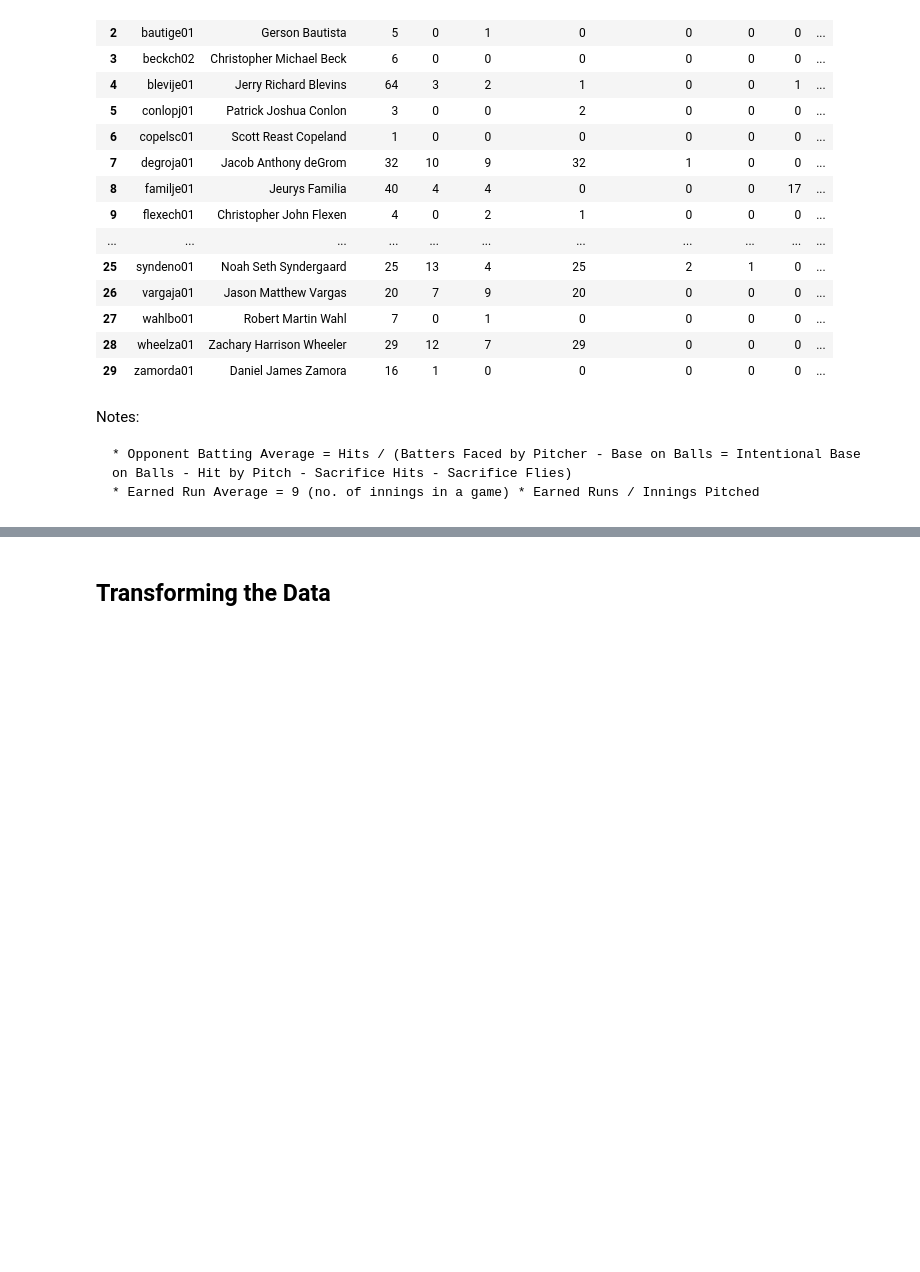
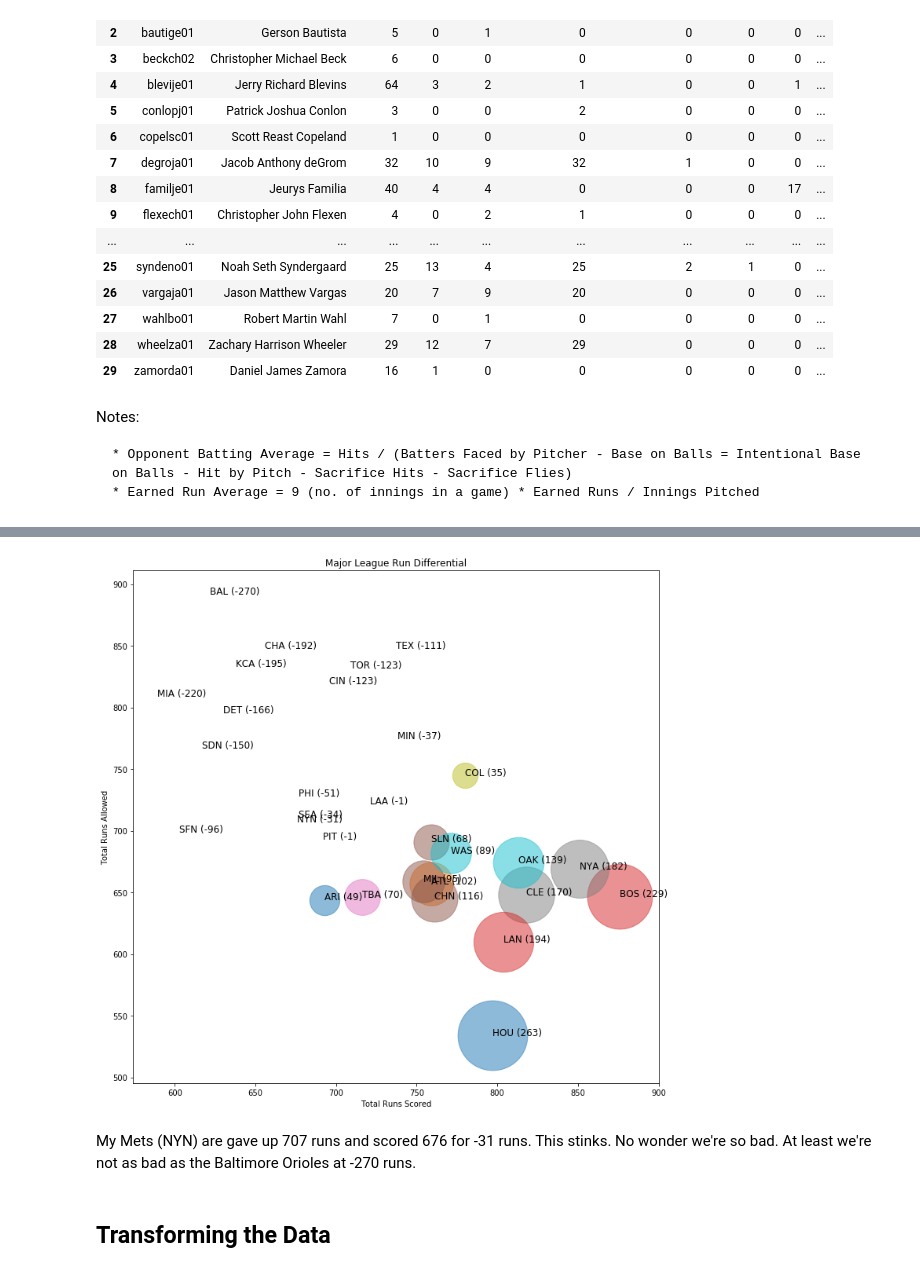
Before and after one commit to robertfg/python-class-project, a Jupyter notebook: python-class-project.ipynb, the cells around one changed output, grey strips where cells are left out. Drawn from its saved outputs; the diff is of its cells as text; code cells hidden in the pictures; blank space fills up the shorter version.

Commit message:
First graph with matplotlib

```diff
--- a/python-class-project.ipynb
+++ b/python-class-project.ipynb
@@ -247,0 +317,3 @@ Notes:
+# %%
+team_data = pd.merge(team_batting, team_pitching, how='inner', on='teamID')
+team_data
@@ -247,0 +340,4 @@ Notes:
+# %%
+team_data = team_data.filter(items=['teamID', 'name_x', 'Total Hits', 'Total At Bats', 'Team Avg.', 'Total Runs Scored',
+                                   'Total Innings Pitched', 'Total Runs Allowed', 'Total Earned Runs', 'Team ERA'])
+team_data
@@ -247,0 +364,12 @@ Notes:
+# %%
+team_data = team_data.rename(columns={"name_x": "Team",
+                                      "Total Hits": "Hits",
+                                      "Total At Bats": "At_Bats",
+                                      "Team Avg.": "Avg",
+                                      "Total Runs Scored": "Runs_Scored",
+                                      "Total Innings Pitched": "Innings_Pitched",
+                                      "Total Runs Allowed": "Runs_Allowed",
+                                      "Total Earned Runs": "Earned_Runs",
+                                      "Team ERA": "ERA"
+                                     })
+team_data
@@ -248,3 +403,27 @@ Notes:
+# %%
+plt.figure(figsize=(12, 12))
+
+for label, row in team_data.iterrows():
+    TRS = row.Runs_Scored
+    TRA = row.Runs_Allowed
+    run_diff = TRS - TRA
+    if run_diff < 0:
+        area = 0
+    else:
+        area = 30 * run_diff
+    text = row.teamID + ' (' + str(run_diff) + ')'
+    plt.scatter(TRS, TRA, s=area, alpha=0.5)
+    plt.text(TRS, TRA, text, fontsize=12)
+
+plt.title("Major League Run Differential", fontsize=12)
+plt.xlabel("Total Runs Scored", fontsize=10)
+plt.ylabel("Total Runs Allowed", fontsize=10)
+
+plt.show()
+# %% [output]
+[figure, added]
+# %% [markdown]
+My Mets (NYN) are gave up 707 runs and scored 676 for -31 runs.  This stinks.  No wonder we're so bad.  At least we're not as bad as the Baltimore Orioles at -270 runs.
 # %% [markdown]
 ## Transforming the Data
 # %% [markdown]
```
Also changed, not shown: parts of 18 cells of this notebook.
